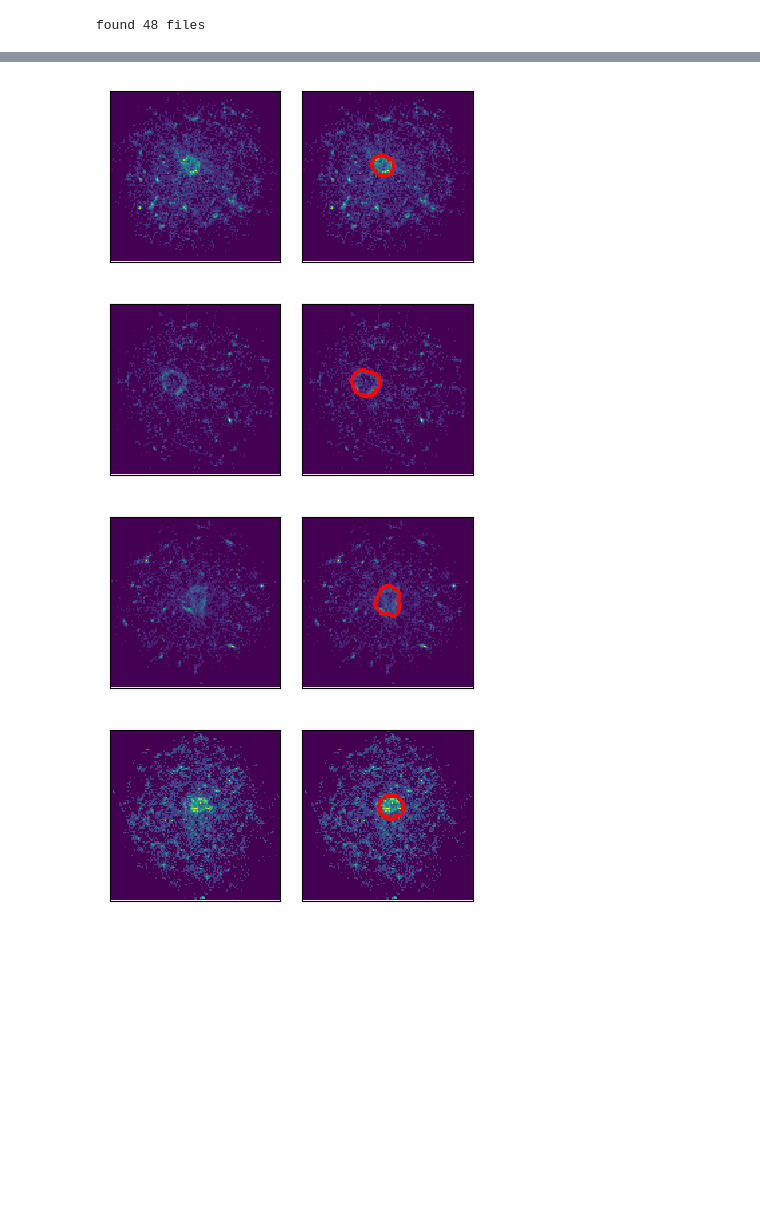
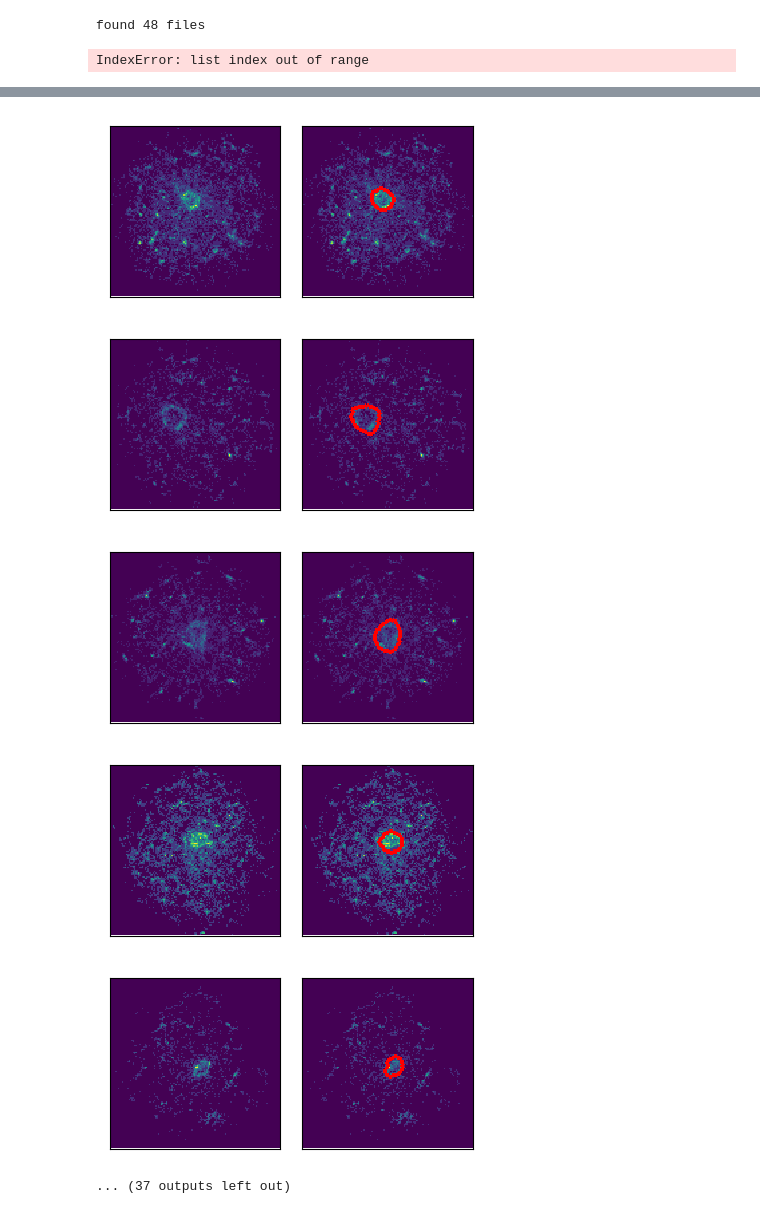
Before and after one commit to jjmetzger/neural_seg, a Jupyter notebook: test_net.ipynb, the cells around one changed output, grey strips where cells are left out. Saved outputs shown, nothing was run; the diff lists cells and outputs as text; code cells hidden in the pictures; blank space fills up the shorter version.

Commit message:
added pretrained models

```diff
--- a/test_net.ipynb
+++ b/test_net.ipynb
@@ -21,8 +21,11 @@ from tqdm import tqdm_notebook
 import run_dense_lumen
 from PIL import Image
 # %%
-net = fc_densenet_torch.fcdensenet56().cuda()
-net.load_state_dict(torch.load('../FC-DenseNet/models/56_e1000.pth'))
+if torch.cuda.is_available():
+    net = fc_densenet_torch.fcdensenet56().cuda()
+else:
+    pass
+net.load_state_dict(torch.load('models/56_e1000.pth'))
 # %%
 # helper plotting function
 def plot_lumen(test1, ax):
@@ -49,11 +52,11 @@ def plot_lumen(test1, ax):
     return toplot_predicted
 #     ax.axis('off')
 # %%
-trainloader = run_dense_lumen.LumenDataset('/home/jakob/Code/nn/lumen/data/ground_truth_seg/val', transform=None)
+trainloader = run_dense_lumen.LumenDataset('data/val/', transform=None)
 # %% [output]
 found 48 files
 # %%
-for i1 in range(10):
+for i1 in range(100):
     test1 = trainloader[i1]
     a1, a2 = test1['image'].numpy()[0], test1['image_labeled'].numpy()
 
@@ -68,30 +71,33 @@ for i1 in range(10):
     predicted_outline = np.logical_xor(predicted, binary_dilation(predicted, selem=disk(3)))
     toplot_predicted = np.ma.masked_where(predicted_outline, a1)
 
     toplot = a1.copy()
     toplot[predicted_outline] = np.NaN
     palette = copy.copy(plt.cm.viridis)
     palette.set_bad('r', 1.0)
 
     fig,ax=plt.subplots(1,2, figsize=(4,4))
 
     a3 = np.ma.masked_where(a2==0,a2)
 #     ax[1].imshow(toplot, cmap='jet_r')
     ax[1].imshow(toplot, cmap=palette)
     ax[0].imshow(a1, cmap=palette);
     # [axi.axis('off') for axi in ax];
     [axi.yaxis.set_visible(False) for axi in ax];
     [axi.xaxis.set_visible(False) for axi in ax];
     fig.tight_layout()
 #     fig.savefig('pics/im{:n}.png'.format(i1), bbox_inches='tight', transparent=True, pad_inches=0)
 # %% [output]
+IndexError: list index out of range
 [figure]
 [figure]
 [figure]
 [figure]
 [figure]
 [figure]
 [figure]
 [figure]
 [figure]
 [figure]
+[figure, added]
+... (37 outputs left out)
```
Also changed, not shown: 1 other file.
